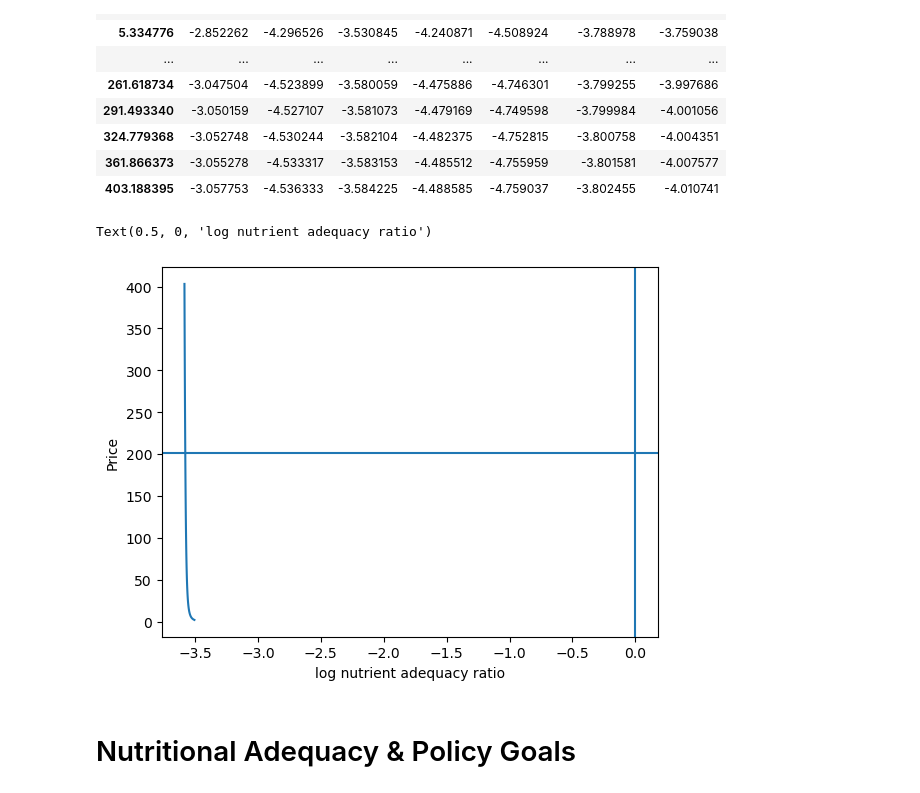
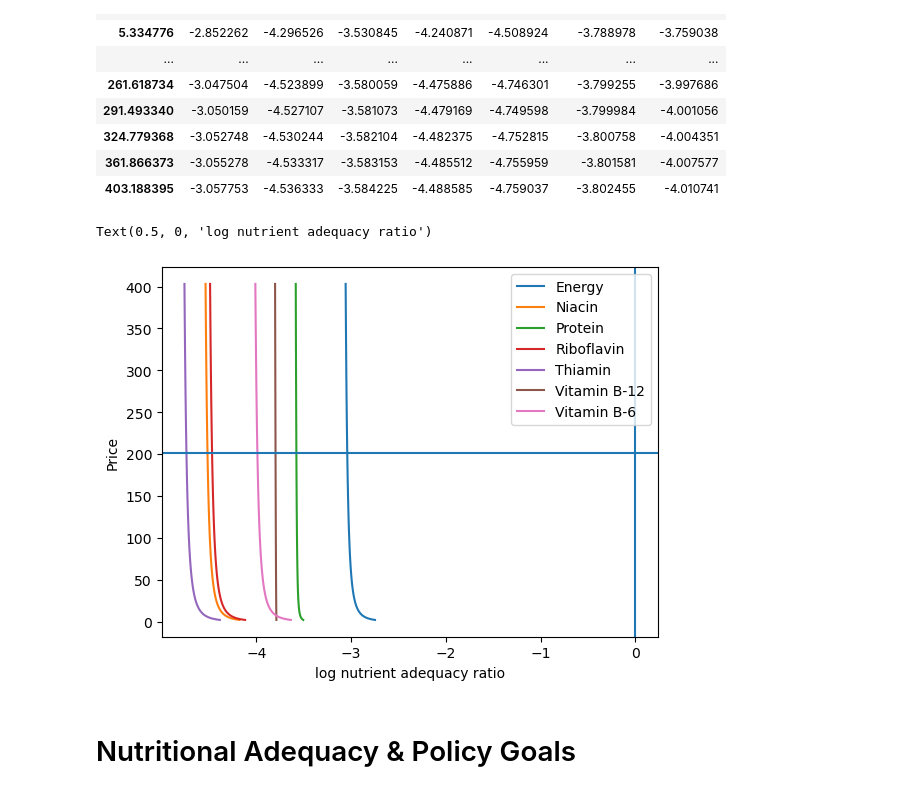
Before and after one commit to marcaina16/EEP-153---Project-4, a Jupyter notebook: notebook/Nutrition_System.ipynb, the cells around one changed output. Cells and saved outputs as stored; diff of their text form; code cells hidden in the pictures.

Commit message:
changes to last plot (2)

```diff
--- a/notebook/Nutrition_System.ipynb
+++ b/notebook/Nutrition_System.ipynb
@@ -385,18 +385,19 @@ pd.DataFrame({s*pbar[USE_GOOD]:np.log(nutrient_adequacy_ratio(xref/4,ceteris_par
 # %%
 scale = np.geomspace(.01,2,50)
 
 ndf = pd.DataFrame({s*pbar[USE_GOOD]:np.log(nutrient_adequacy_ratio(xref/4,ceteris_paribus_price(USE_GOOD,pbar[USE_GOOD]*s),dbar))[UseNutrients] for s in scale}).T
 
 fig,ax = plt.subplots()
-ax.plot(ndf['Protein'],ndf.index)
+ax.plot(ndf,ndf.index)
 ax.axhline(pbar[USE_GOOD])
 ax.axvline(0)
+ax.legend(UseNutrients)
 
 ax.set_ylabel('Price')
 ax.set_xlabel('log nutrient adequacy ratio')
 # %% [output]
 Text(0.5, 0, 'log nutrient adequacy ratio')
-[figure, old version]
+[figure, new version]
 # %% [markdown]
 # Nutritional Adequacy & Policy Goals
 # %%
```
